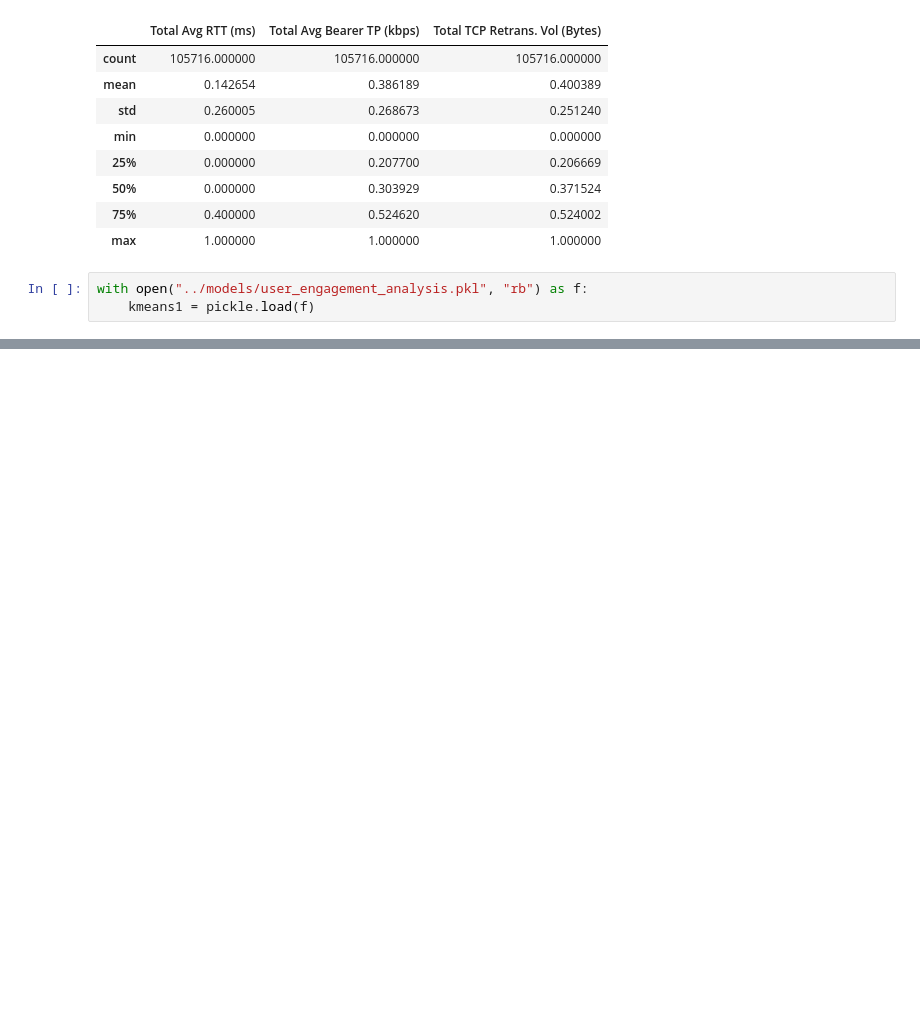
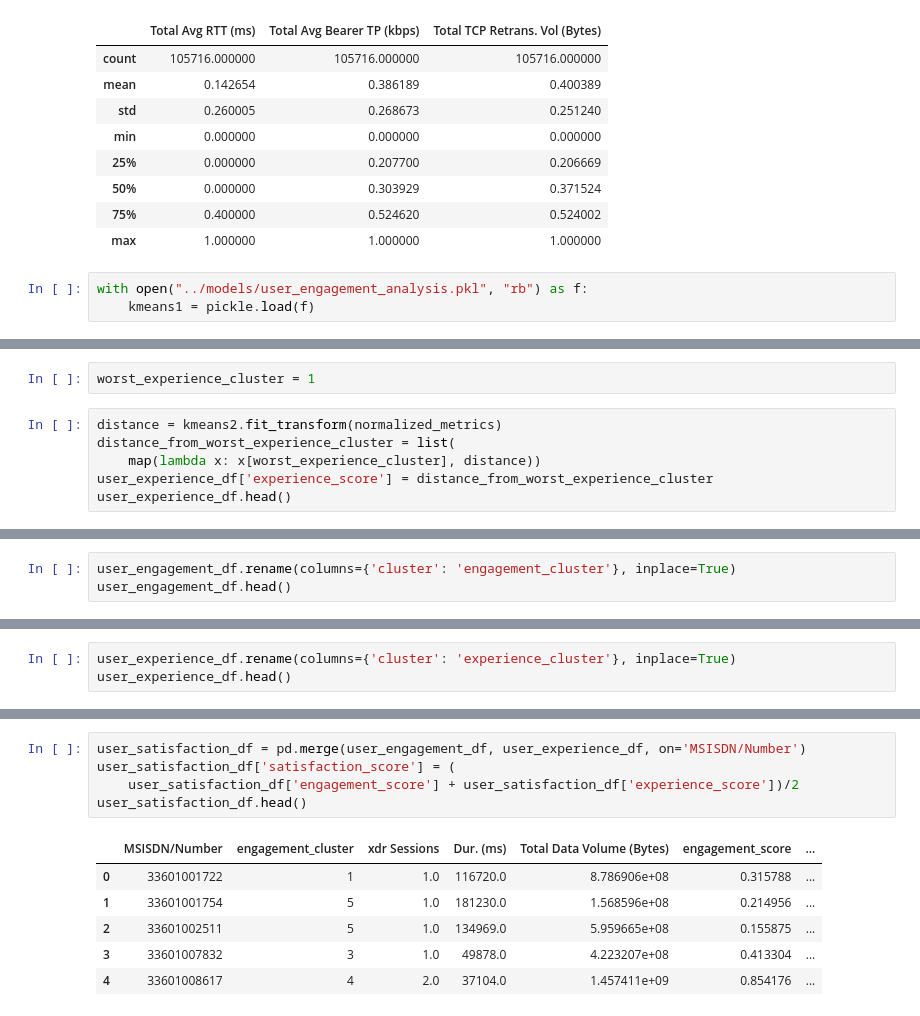
Before and after one commit to mahbubah/Telecom_DataAnalysis, a Jupyter notebook: notebooks/Satisfaction Analysis.ipynb, the cells around one changed output, grey strips where cells are left out. Cells and saved outputs as stored; diff of their text form; blank space fills up the shorter version.

Commit message:
satisfaction analysis

```diff
--- a/notebooks/Satisfaction Analysis.ipynb
+++ b/notebooks/Satisfaction Analysis.ipynb
@@ -71,0 +110,8 @@ with open("../models/user_engagement_analysis.pkl", "rb") as f:
+# %%
+worst_experience_cluster = 1
+# %%
+distance = kmeans2.fit_transform(normalized_metrics)
+distance_from_worst_experience_cluster = list(
+    map(lambda x: x[worst_experience_cluster], distance))
+user_experience_df['experience_score'] = distance_from_worst_experience_cluster
+user_experience_df.head()
@@ -71,0 +127,3 @@ with open("../models/user_engagement_analysis.pkl", "rb") as f:
+# %%
+user_engagement_df.rename(columns={'cluster': 'engagement_cluster'}, inplace=True)
+user_engagement_df.head()
@@ -71,0 +137,3 @@ with open("../models/user_engagement_analysis.pkl", "rb") as f:
+# %%
+user_experience_df.rename(columns={'cluster': 'experience_cluster'}, inplace=True)
+user_experience_df.head()
@@ -71,0 +147,12 @@ with open("../models/user_engagement_analysis.pkl", "rb") as f:
+# %%
+user_satisfaction_df = pd.merge(user_engagement_df, user_experience_df, on='MSISDN/Number')
+user_satisfaction_df['satisfaction_score'] = (
+    user_satisfaction_df['engagement_score'] + user_satisfaction_df['experience_score'])/2
+user_satisfaction_df.head()
+# %% [output]
+|  | MSISDN/Number | engagement_cluster | xdr Sessions | Dur. (ms) | Total Data Volume (Bytes) | engagement_score | ... |
+| 0 | 33601001722 | 1 | 1.0 | 116720.0 | 8.786906e+08 | 0.315788 | ... |
+| 1 | 33601001754 | 5 | 1.0 | 181230.0 | 1.568596e+08 | 0.214956 | ... |
+| 2 | 33601002511 | 5 | 1.0 | 134969.0 | 5.959665e+08 | 0.155875 | ... |
+| 3 | 33601007832 | 3 | 1.0 | 49878.0 | 4.223207e+08 | 0.413304 | ... |
+| 4 | 33601008617 | 4 | 2.0 | 37104.0 | 1.457411e+09 | 0.854176 | ... |
```
Also changed, not shown: parts of 18 cells of this notebook, 1 other file.
